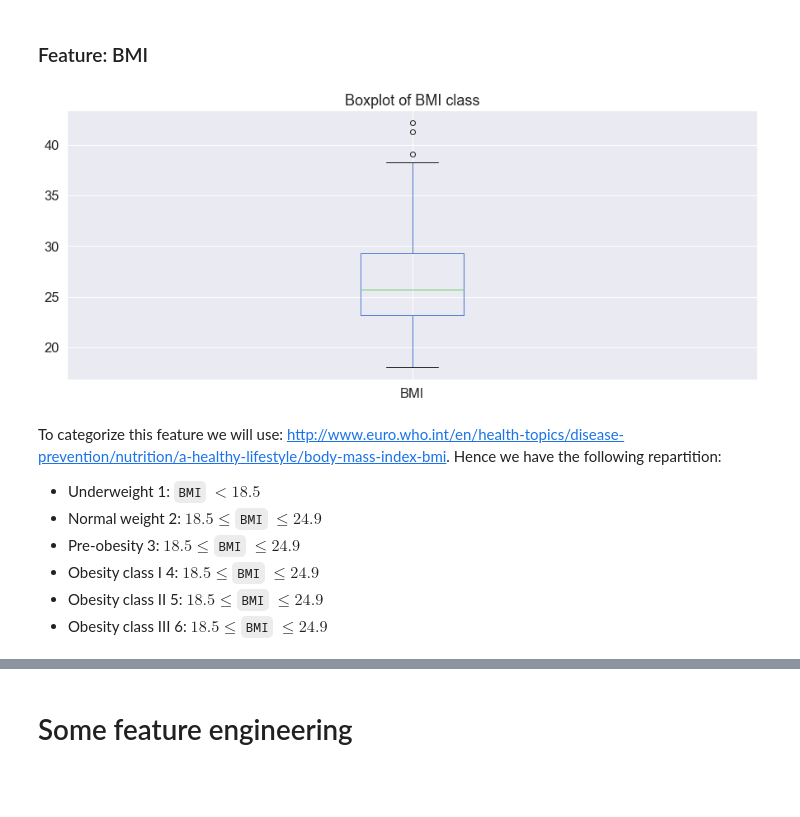
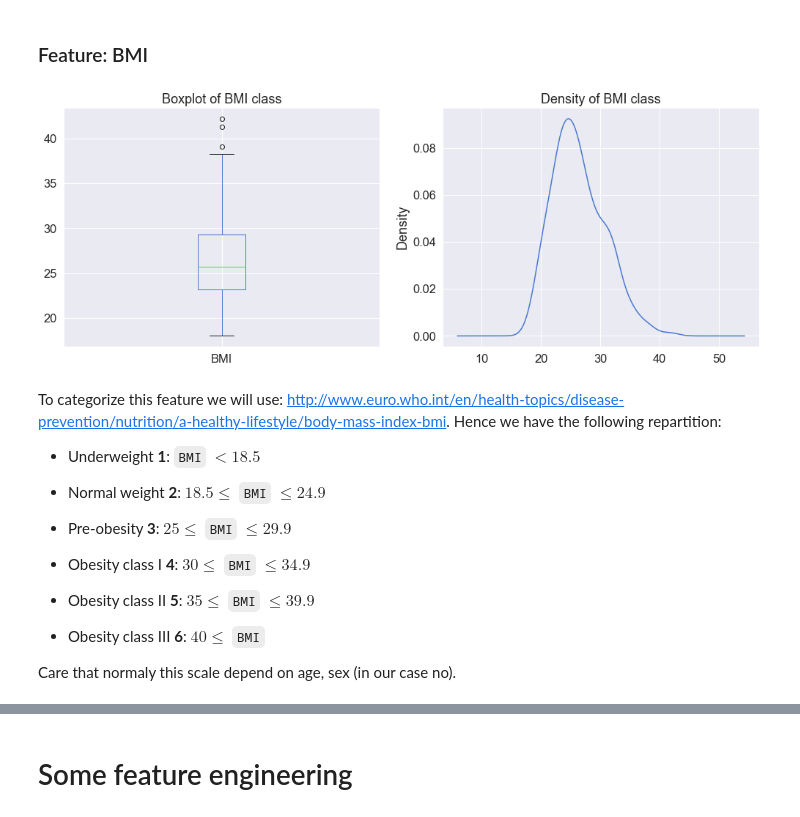
Before and after one commit to louis-lapassat/Apprentissage-artificiel, a Jupyter notebook: Diabete/Diabete Dufay Lapassat.ipynb, the cells around one changed output, grey strips where cells are left out. Saved outputs shown, nothing was run; the diff lists cells and outputs as text; code cells hidden in the pictures; blank space fills up the shorter version.

```diff
--- a/Diabete/Diabete Dufay Lapassat.ipynb
+++ b/Diabete/Diabete Dufay Lapassat.ipynb
@@ -41,5 +41,6 @@ $$ \frac{f - mean(f)}{std(f)} \times n\_samples$$
 For this dataset one of the best result was $mse = 0.51$ and $r_2 = 0.47$ with relatively equivalent performance for SVR, Ridge, Lasso, Linear Regression.
 # %%
 df = pd.read_csv('diabetes.data', sep='\t') # original dataset
+df = df.rename(columns={"Y": "target"})
 df.head()
 # %% [output]
@@ -104,20 +112,31 @@ The figure illustrates that we have pretty much the same density of male and fem
 # %%
 ############
 ### plot ###
 ############
 
-plt.figure(figsize=(15,6))
+plt.figure(figsize=(17,6))
+plt.subplot(1,2,1)
 plt.title('Boxplot of BMI class')
 df['BMI'].plot(kind='box')
+plt.subplot(1,2,2)
+plt.title('Density of BMI class')
+df['BMI'].plot(kind='kde')
 plt.show()
 # %% [output]
-[figure, old version]
+[figure, new version]
 # %% [markdown]
 To categorize this feature we will use: http://www.euro.who.int/en/health-topics/disease-prevention/nutrition/a-healthy-lifestyle/body-mass-index-bmi. Hence we have the following repartition:
 
- * Underweight 1: `BMI` $< 18.5$
- * Normal weight 2: $ 18.5 \leq $`BMI` $ \leq 24.9$
- * Pre-obesity 3: $ 18.5 \leq $`BMI` $ \leq 24.9$
- * Obesity class I 4: $ 18.5 \leq $`BMI` $ \leq 24.9$
- * Obesity class II 5: $ 18.5 \leq $`BMI` $ \leq 24.9$
- * Obesity class III 6: $ 18.5 \leq $`BMI` $ \leq 24.9$
+ * Underweight **1**: `BMI` $< 18.5$
+
+ * Normal weight **2**: $ 18.5 \leq $ `BMI` $ \leq 24.9 $
+
+ * Pre-obesity **3**: $ 25 \leq $ `BMI` $ \leq 29.9$
+
+ * Obesity class I **4**: $ 30 \leq $ `BMI` $ \leq 34.9$
+
+ * Obesity class II **5**: $ 35 \leq $ `BMI` $ \leq 39.9$
+
+ * Obesity class III **6**: $ 40 \leq $ `BMI`
+
+Care that normaly this scale depend on age, sex (in our case no).
```
Also changed, not shown: parts of 22 cells of this notebook.
